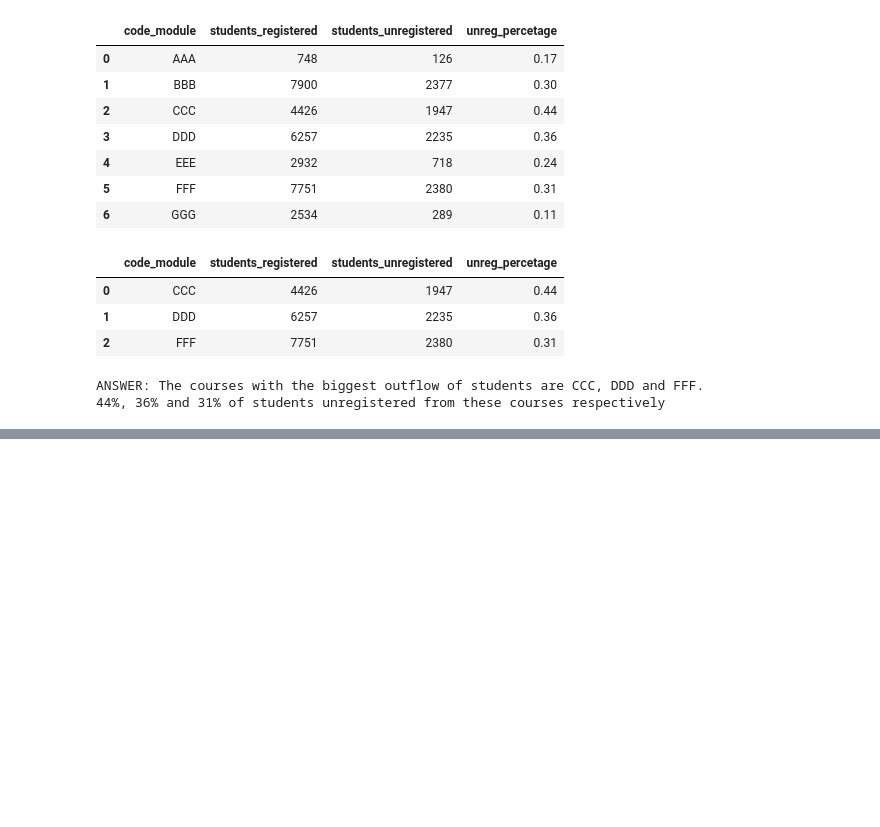
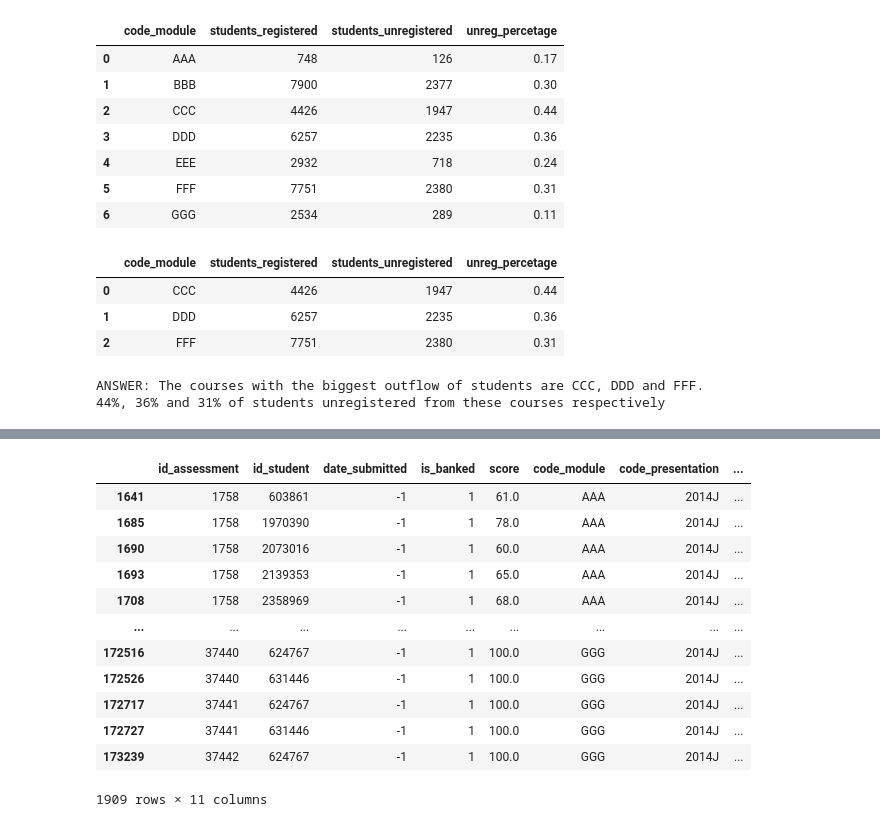
Before and after one commit to eremeevpt/kc_project_e-learning, a Jupyter notebook: project_notebook.ipynb, the cells around one changed output, grey strips where cells are left out. Cells and saved outputs as stored; diff of their text form; code cells hidden in the pictures; blank space fills up the shorter version.

```diff
--- a/project_notebook.ipynb
+++ b/project_notebook.ipynb
@@ -358,0 +362,12 @@ ANSWER: The courses with the biggest outflow of students are CCC, DDD and FFF.
+# %%
+# To solve this problem we may create a cohort table, that would include all the students with their
+# course final scores and terms of final tasks submission.
+
+# First we join the st_a and a dataframes and calculate a new column 'weighed_score'
+# to know, how much every student got for each task,
+# keeping in mind, that there are some courses with no exams,
+# where a student must score at least 40 to pass.
+
+cohorts = st_a.join(a.set_index('id_assessment'), on='id_assessment')
+cohorts['weighed_score'] = cohorts['score'] * cohorts['weight'] * 0.01
+cohorts
@@ -358,0 +468,18 @@ ANSWER: The courses with the biggest outflow of students are CCC, DDD and FFF.
+# %%
+# Let's check what happens to the 'date_submitted' column if the student's score is taken from the previous semester
+
+cohorts.query('is_banked == 1')
+# %% [output]
+|  | id_assessment | id_student | date_submitted | is_banked | score | code_module | code_presentation | ... |
+| 1641 | 1758 | 603861 | -1 | 1 | 61.0 | AAA | 2014J | ... |
+| 1685 | 1758 | 1970390 | -1 | 1 | 78.0 | AAA | 2014J | ... |
+| 1690 | 1758 | 2073016 | -1 | 1 | 60.0 | AAA | 2014J | ... |
+| 1693 | 1758 | 2139353 | -1 | 1 | 65.0 | AAA | 2014J | ... |
+| 1708 | 1758 | 2358969 | -1 | 1 | 68.0 | AAA | 2014J | ... |
+| ... | ... | ... | ... | ... | ... | ... | ... | ... |
+| 172516 | 37440 | 624767 | -1 | 1 | 100.0 | GGG | 2014J | ... |
+| 172526 | 37440 | 631446 | -1 | 1 | 100.0 | GGG | 2014J | ... |
+| 172717 | 37441 | 624767 | -1 | 1 | 100.0 | GGG | 2014J | ... |
+| 172727 | 37441 | 631446 | -1 | 1 | 100.0 | GGG | 2014J | ... |
+| 173239 | 37442 | 624767 | -1 | 1 | 100.0 | GGG | 2014J | ... |
+1909 rows × 11 columns
```
Also changed, not shown: parts of 19 cells of this notebook.
